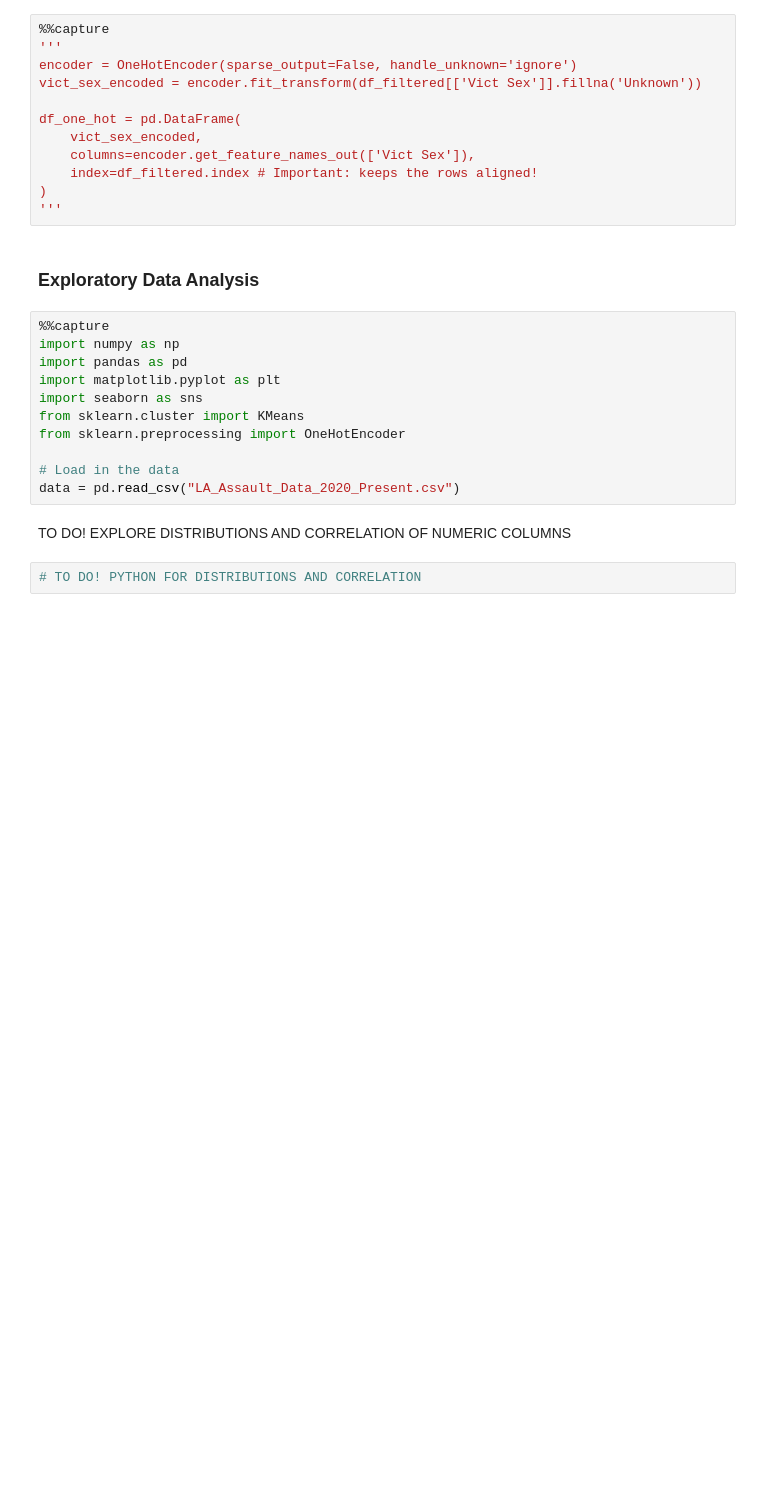
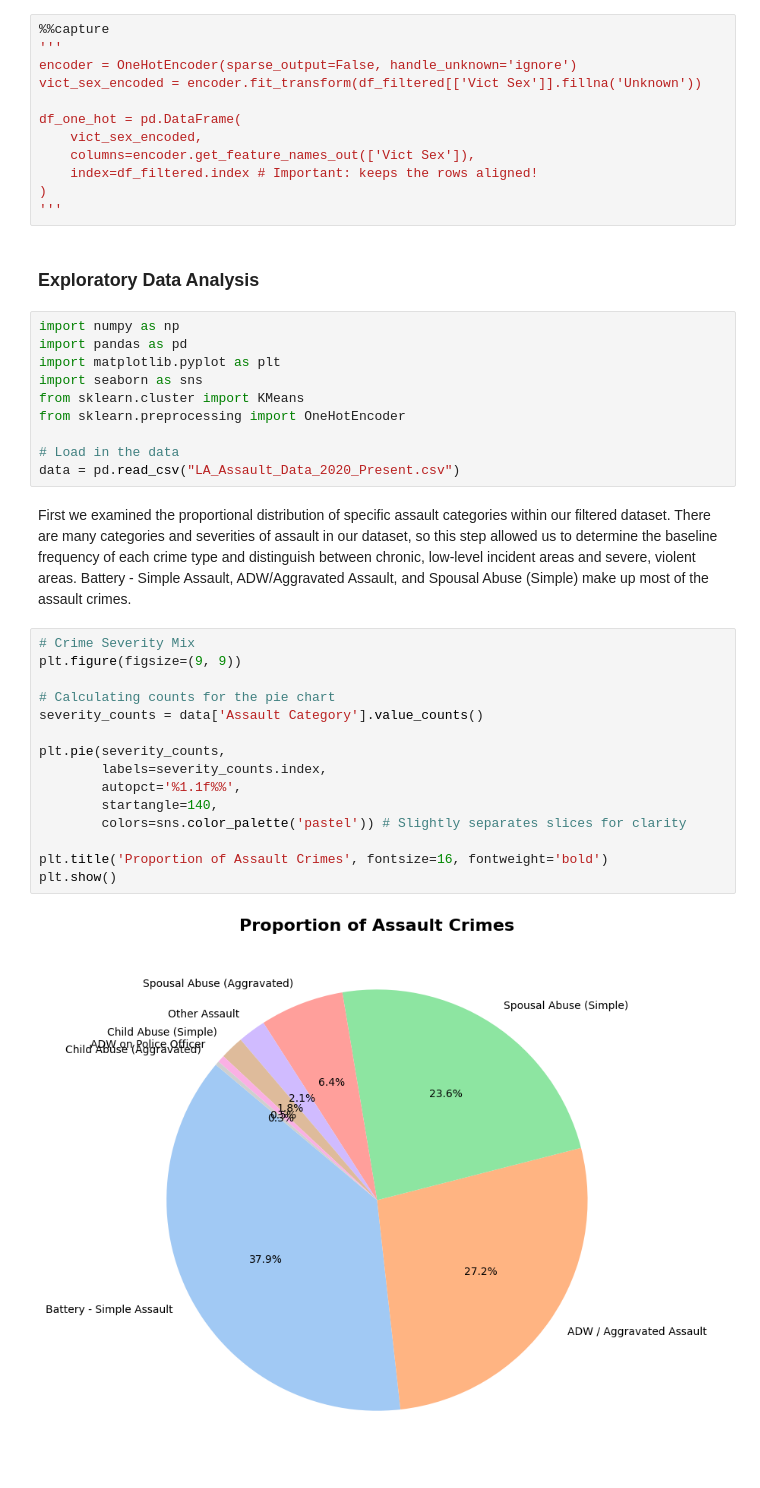
Before and after one commit to SU-IST707-SP26/group-project-treeo, a Jupyter notebook: checkpoint/submission.ipynb, the cells around one changed output. Cells and saved outputs as stored; diff of their text form; blank space fills up the shorter version.

```diff
--- a/checkpoint/submission.ipynb
+++ b/checkpoint/submission.ipynb
@@ -40,7 +40,6 @@ df_one_hot = pd.DataFrame(
 # %% [markdown]
 ### Exploratory Data Analysis
 # %%
-%%capture
 import numpy as np
 import pandas as pd
 import matplotlib.pyplot as plt
@@ -50,8 +49,23 @@ from sklearn.preprocessing import OneHotEncoder
 
 # Load in the data
 data = pd.read_csv("LA_Assault_Data_2020_Present.csv")
-# %% [markdown]
-TO DO! EXPLORE DISTRIBUTIONS AND CORRELATION OF NUMERIC COLUMNS
-# %%
-# TO DO! PYTHON FOR DISTRIBUTIONS AND CORRELATION
+# %% [markdown]
+First we examined the proportional distribution of specific assault categories within our filtered dataset. There are many categories and severities of assault in our dataset, so this step allowed us to determine the baseline frequency of each crime type and distinguish between chronic, low-level incident areas and severe, violent areas. Battery - Simple Assault, ADW/Aggravated Assault, and Spousal Abuse (Simple) make up most of the assault crimes.
+# %%
+# Crime Severity Mix
+plt.figure(figsize=(9, 9))
+
+# Calculating counts for the pie chart
+severity_counts = data['Assault Category'].value_counts()
+
+plt.pie(severity_counts,
+        labels=severity_counts.index,
+        autopct='%1.1f%%',
+        startangle=140,
+        colors=sns.color_palette('pastel')) # Slightly separates slices for clarity
+
+plt.title('Proportion of Assault Crimes', fontsize=16, fontweight='bold')
+plt.show()
+# %% [output]
+[figure, added]
 # %% [markdown]
```
Also changed, not shown: parts of 6 cells of this notebook, 1 other file.
